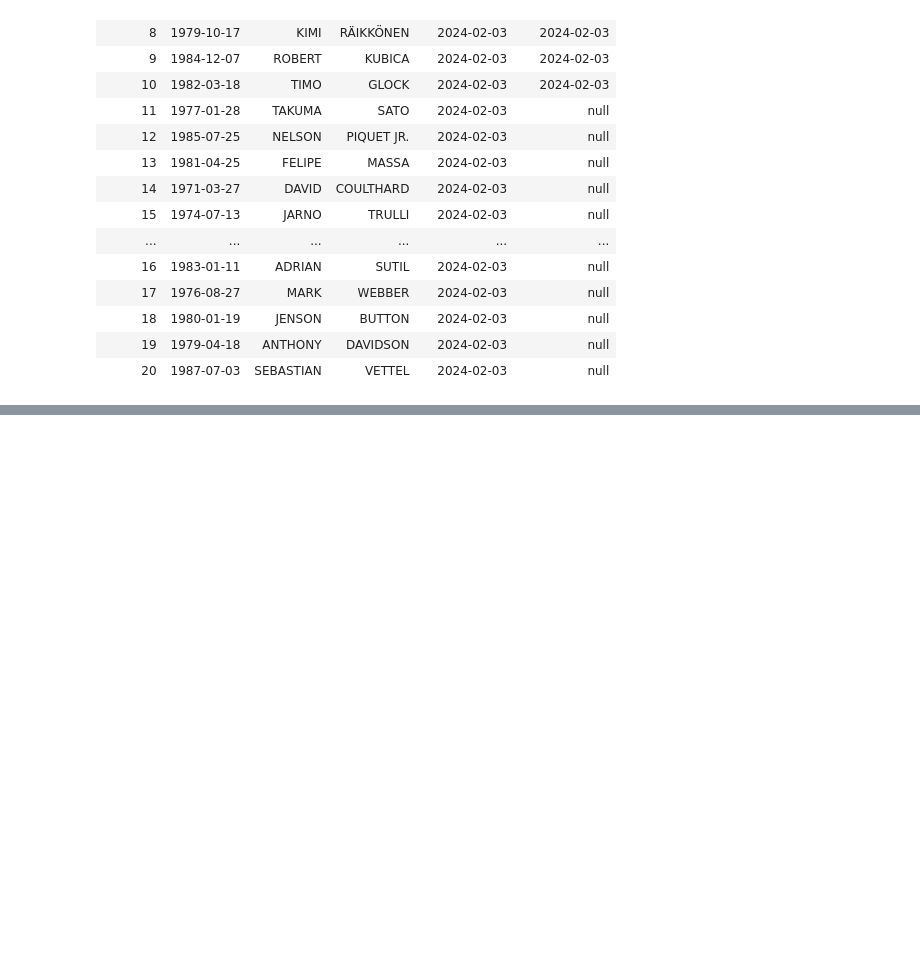
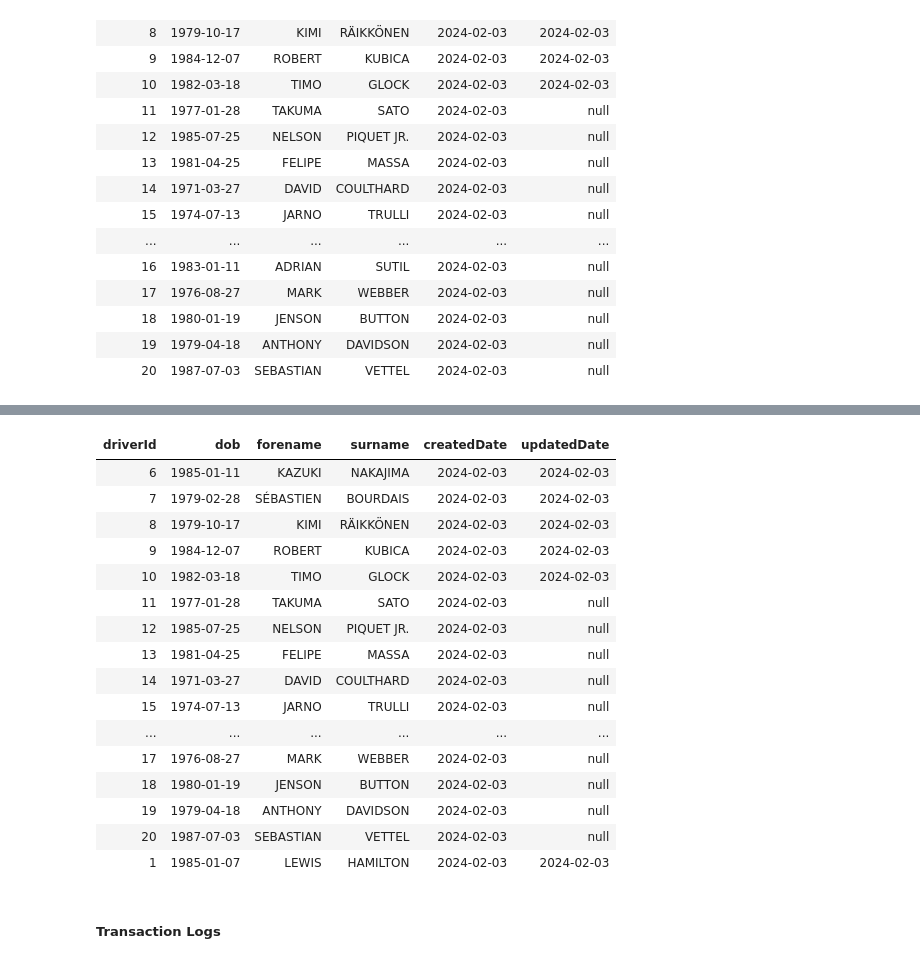
Before and after one commit to vajay8679/Ineuron, a Jupyter notebook: Azure Databricks & Spark For Data Engineers (PySpark-SQL)/Formula1 Project Overview/Delta_Lake/10.delta_lake_demo.ipynb, the cells around one changed output, grey strips where cells are left out. Saved outputs shown, nothing was run; the diff lists cells and outputs as text; code cells hidden in the pictures; blank space fills up the shorter version.

```diff
--- a/Azure Databricks & Spark For Data Engineers (PySpark-SQL)/Formula1 Project Overview/Delta_Lake/10.delta_lake_demo.ipynb
+++ b/Azure Databricks & Spark For Data Engineers (PySpark-SQL)/Formula1 Project Overview/Delta_Lake/10.delta_lake_demo.ipynb
@@ -457,0 +710,23 @@ select * from f1_demo.drivers_merge;
+# %%
+%sql
+select * from  f1_demo.drivers_merge
+# %% [output]
+| driverId | dob | forename | surname | createdDate | updatedDate |
+| 6 | 1985-01-11 | KAZUKI | NAKAJIMA | 2024-02-03 | 2024-02-03 |
+| 7 | 1979-02-28 | SÉBASTIEN | BOURDAIS | 2024-02-03 | 2024-02-03 |
+| 8 | 1979-10-17 | KIMI | RÄIKKÖNEN | 2024-02-03 | 2024-02-03 |
+| 9 | 1984-12-07 | ROBERT | KUBICA | 2024-02-03 | 2024-02-03 |
+| 10 | 1982-03-18 | TIMO | GLOCK | 2024-02-03 | 2024-02-03 |
+| 11 | 1977-01-28 | TAKUMA | SATO | 2024-02-03 | null |
+| 12 | 1985-07-25 | NELSON | PIQUET JR. | 2024-02-03 | null |
+| 13 | 1981-04-25 | FELIPE | MASSA | 2024-02-03 | null |
+| 14 | 1971-03-27 | DAVID | COULTHARD | 2024-02-03 | null |
+| 15 | 1974-07-13 | JARNO | TRULLI | 2024-02-03 | null |
+| ... | ... | ... | ... | ... | ... |
+| 17 | 1976-08-27 | MARK | WEBBER | 2024-02-03 | null |
+| 18 | 1980-01-19 | JENSON | BUTTON | 2024-02-03 | null |
+| 19 | 1979-04-18 | ANTHONY | DAVIDSON | 2024-02-03 | null |
+| 20 | 1987-07-03 | SEBASTIAN | VETTEL | 2024-02-03 | null |
+| 1 | 1985-01-07 | LEWIS | HAMILTON | 2024-02-03 | 2024-02-03 |
+# %% [markdown]
+##### Transaction Logs
```
Also changed, not shown: parts of 34 cells of this notebook, 1 other file.
